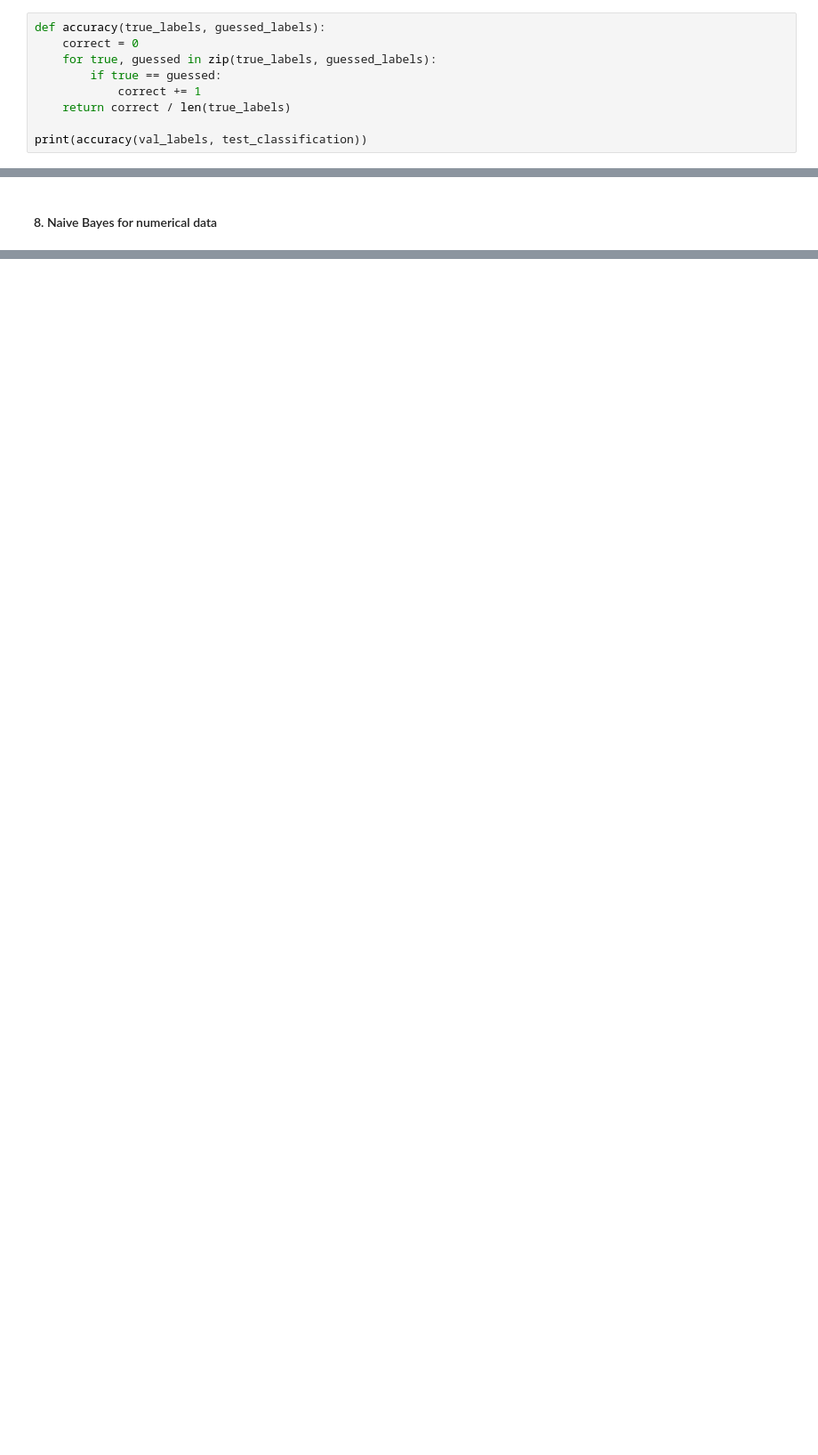
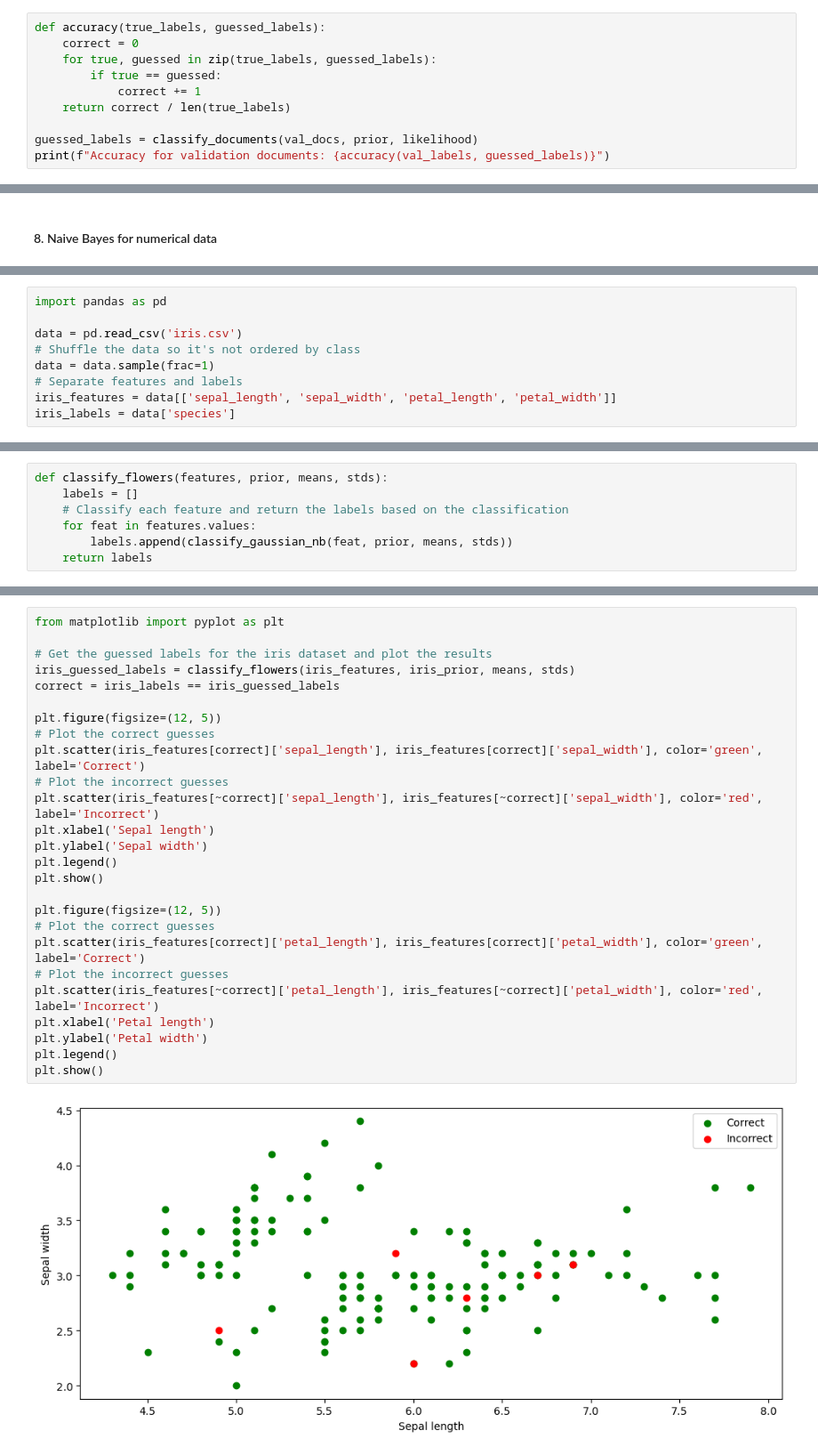
Before and after one commit to erdemhalil/DIT863-SMDS, a Jupyter notebook: Assignment 2/a2.ipynb, the cells around one changed output, grey strips where cells are left out. Shown: that part at 89% size. Drawn from its saved outputs; the diff is of its cells as text; blank space fills up the shorter version.

```diff
--- a/Assignment 2/a2.ipynb
+++ b/Assignment 2/a2.ipynb
@@ -150,5 +147,6 @@ def accuracy(true_labels, guessed_labels):
             correct += 1
     return correct / len(true_labels)
 
-print(accuracy(val_labels, test_classification))
+guessed_labels = classify_documents(val_docs, prior, likelihood)
+print(f"Accuracy for validation documents: {accuracy(val_labels, guessed_labels)}")
 # %% [output]
@@ -334,0 +329,9 @@ def train_nb(parts, labels):
+# %%
+import pandas as pd
+
+data = pd.read_csv('iris.csv')
+# Shuffle the data so it's not ordered by class
+data = data.sample(frac=1)
+# Separate features and labels
+iris_features = data[['sepal_length', 'sepal_width', 'petal_length', 'petal_width']]
+iris_labels = data['species']
@@ -334,0 +407,7 @@ def train_nb(parts, labels):
+# %%
+def classify_flowers(features, prior, means, stds):
+    labels = []
+    # Classify each feature and return the labels based on the classification
+    for feat in features.values:
+        labels.append(classify_gaussian_nb(feat, prior, means, stds))
+    return labels
@@ -334,0 +460,28 @@ def train_nb(parts, labels):
+# %%
+from matplotlib import pyplot as plt
+
+# Get the guessed labels for the iris dataset and plot the results
+iris_guessed_labels = classify_flowers(iris_features, iris_prior, means, stds)
+correct = iris_labels == iris_guessed_labels
+
+plt.figure(figsize=(12, 5))
+# Plot the correct guesses
+plt.scatter(iris_features[correct]['sepal_length'], iris_features[correct]['sepal_width'], color='green', label='Correct')
+# Plot the incorrect guesses
+plt.scatter(iris_features[~correct]['sepal_length'], iris_features[~correct]['sepal_width'], color='red', label='Incorrect')
+plt.xlabel('Sepal length')
+plt.ylabel('Sepal width')
+plt.legend()
+plt.show()
+
+plt.figure(figsize=(12, 5))
+# Plot the correct guesses
+plt.scatter(iris_features[correct]['petal_length'], iris_features[correct]['petal_width'], color='green', label='Correct')
+# Plot the incorrect guesses
+plt.scatter(iris_features[~correct]['petal_length'], iris_features[~correct]['petal_width'], color='red', label='Incorrect')
+plt.xlabel('Petal length')
+plt.ylabel('Petal width')
+plt.legend()
+plt.show()
+# %% [output]
+[figure, added]
```
Also changed, not shown: parts of 26 cells of this notebook.
